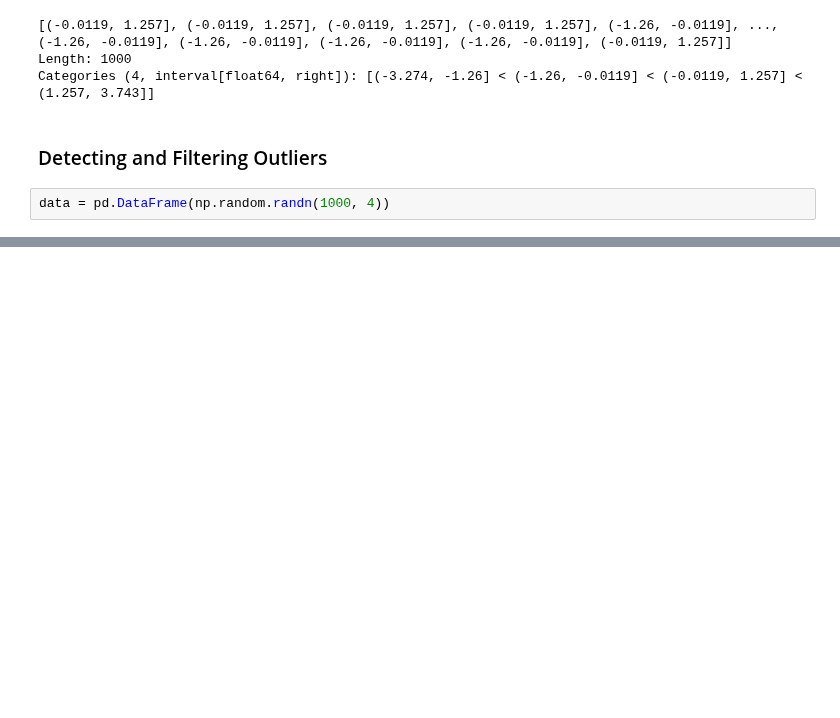
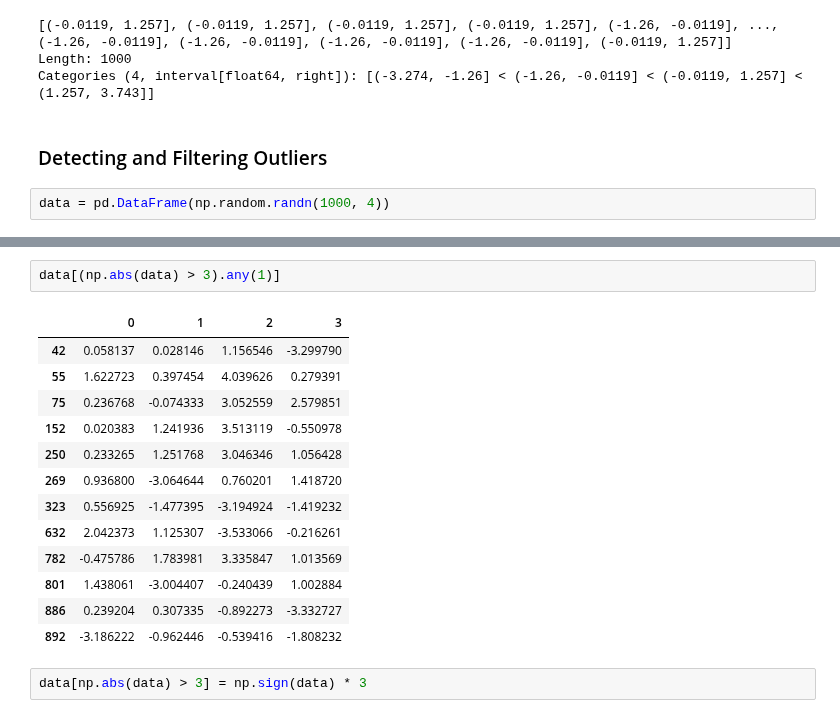
Before and after one commit to JosephKowalski2/WesWrangling, a Jupyter notebook: Chapter7WorkAlong.ipynb, the cells around one changed output, grey strips where cells are left out. Drawn from its saved outputs; the diff is of its cells as text; blank space fills up the shorter version.

```diff
--- a/Chapter7WorkAlong.ipynb
+++ b/Chapter7WorkAlong.ipynb
@@ -521,0 +547,18 @@ data = pd.DataFrame(np.random.randn(1000, 4))
+# %%
+data[(np.abs(data) > 3).any(1)]
+# %% [output]
+|  | 0 | 1 | 2 | 3 |
+| 42 | 0.058137 | 0.028146 | 1.156546 | -3.299790 |
+| 55 | 1.622723 | 0.397454 | 4.039626 | 0.279391 |
+| 75 | 0.236768 | -0.074333 | 3.052559 | 2.579851 |
+| 152 | 0.020383 | 1.241936 | 3.513119 | -0.550978 |
+| 250 | 0.233265 | 1.251768 | 3.046346 | 1.056428 |
+| 269 | 0.936800 | -3.064644 | 0.760201 | 1.418720 |
+| 323 | 0.556925 | -1.477395 | -3.194924 | -1.419232 |
+| 632 | 2.042373 | 1.125307 | -3.533066 | -0.216261 |
+| 782 | -0.475786 | 1.783981 | 3.335847 | 1.013569 |
+| 801 | 1.438061 | -3.004407 | -0.240439 | 1.002884 |
+| 886 | 0.239204 | 0.307335 | -0.892273 | -3.332727 |
+| 892 | -3.186222 | -0.962446 | -0.539416 | -1.808232 |
+# %%
+data[np.abs(data) > 3] = np.sign(data) * 3
```
Also changed, not shown: parts of 6 cells of this notebook.
